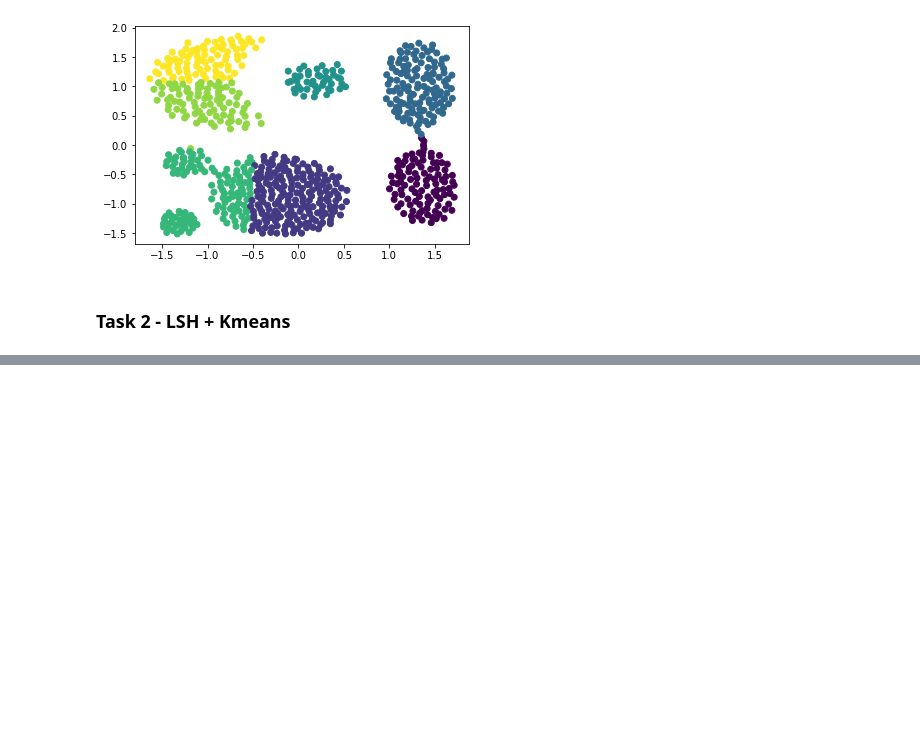
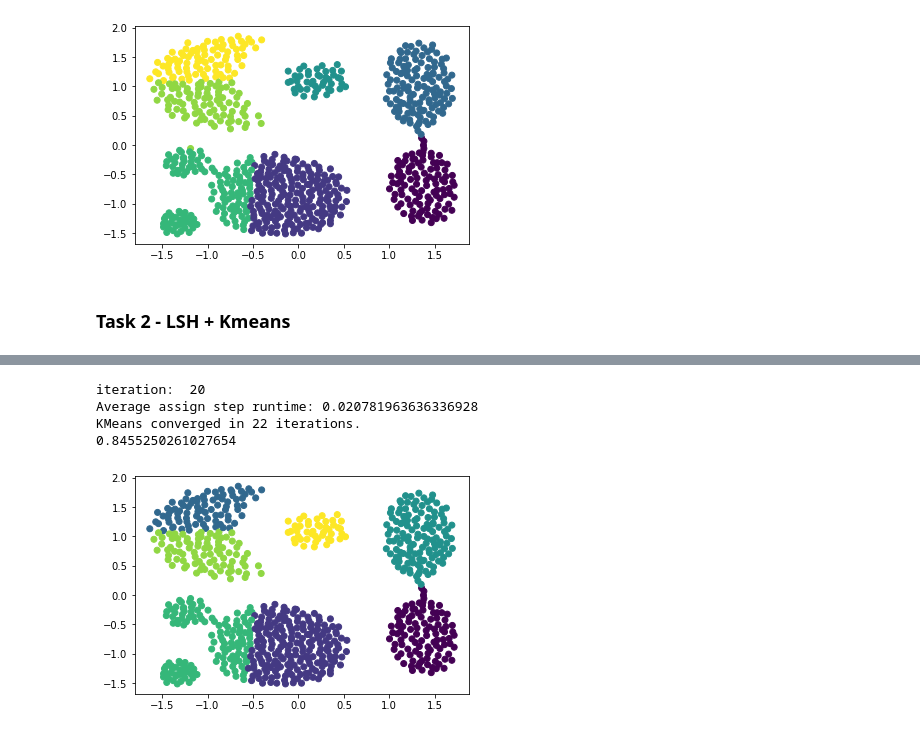
Before and after one commit to kh65/Assignment-3, a Jupyter notebook: assignment_3.ipynb, the cells around one changed output, grey strips where cells are left out. Saved outputs shown, nothing was run; the diff lists cells and outputs as text; code cells hidden in the pictures; blank space fills up the shorter version.

Commit message:
AND-OR scheme

```diff
--- a/assignment_3.ipynb
+++ b/assignment_3.ipynb
@@ -154,7 +166,6 @@ KMeans converged in 21 iterations.
 ### Task 2 - LSH + Kmeans
 # %%
 # This class defines a given number of hash functions.
-# The calculate_hash_values function can be used to calclueate the hash values of any array with no_features as the second dimension
 
 # not finished, just playing around, hello Jakob
 
@@ -188,6 +199,7 @@ class hash_functions:
             self.w.append((max_val-min_val)/(self.no_buckets - 1))
             hash_values[:,i] = np.floor(hash_values[:,i]/self.w[i])
 
+        self.w = np.array(self.w)
         return hash_values
 
     def cluster_hash_values(self, data):
@@ -235,9 +207,10 @@ print(c_values)
 # %%
 # WORK IN PROGRESS
 
-def lloyds_LSH(data, k=153, no_functions=4, no_buckets=10):
+def lloyds_LSH(data, k=153, n_and=2, n_or=2, no_buckets=10):
     # Number of samples and features of the dataset
     n_samples, n_features = np.shape(data)
+    no_functions = n_and * n_or
 
     # Pick the first k points as initial cluster means
     cluster_means = np.copy(data[:k])
@@ -246,10 +219,11 @@ def lloyds_LSH(data, k=153, no_functions=4, no_buckets=10):
     hash_funcs = hash_functions(no_functions, no_buckets, n_features)
 
     # Hash samples
-    sample_hashes = hash_funcs.sample_hash_values(data)
+    sample_hashes = hash_funcs.sample_hash_values(data).reshape(n_samples, n_and, n_or)
 
     old_means = np.zeros([k, n_features])
     counter = 0
+    assign_time = 0
 
     while (old_means != cluster_means).any():
 
@@ -257,7 +231,7 @@ def lloyds_LSH(data, k=153, no_functions=4, no_buckets=10):
         old_means = np.copy(cluster_means)
 
         # Hash cluster centers
-        cluster_hashes = hash_funcs.cluster_hash_values(cluster_means)
+        cluster_hashes = hash_funcs.cluster_hash_values(cluster_means).reshape(k, n_and, n_or)
 
         # avoiding endless loop
         if counter == 1000:
@@ -269,18 +243,30 @@ def lloyds_LSH(data, k=153, no_functions=4, no_buckets=10):
 
 
         # measure assingment runtime
-        #start_assign = time.perf_counter()
+        start_assign = time.perf_counter()
 
         ############# Assign step
 
         cluster_labels = np.zeros(n_samples) - 1
 
+        '''
         # Basic OR scheme
         for i in range(n_samples):
             for j in range(k):
                 if np.sum(sample_hashes[i] == cluster_hashes[j]) > 0:
                     cluster_labels[i] = j
                     break
+        '''
+
+
+        # AND-OR scheme
+
+        for i in range(n_samples):
+            for j in range(k):
+                if ((sample_hashes[i] == cluster_hashes[j]).all(axis = 1)).any():
+                    cluster_labels[i] = j
+                    break
+
 
         # Compute distance for unassigned samples
         unassig = np.where(cluster_labels == -1)[0]
@@ -288,6 +274,8 @@ def lloyds_LSH(data, k=153, no_functions=4, no_buckets=10):
         distance_matrix = cdist(data[unassig],cluster_means, metric='sqeuclidean')
         cluster_labels[unassig] = np.argmin(distance_matrix, axis=1)
 
+        end_assign = time.perf_counter()
+        assign_time += (end_assign-start_assign)
 
         ############# Update step
         for j in range(k):
@@ -299,12 +287,8 @@ def lloyds_LSH(data, k=153, no_functions=4, no_buckets=10):
                 cluster_sum = np.sum(data[idcs], axis=0)
                 cluster_means[j] = cluster_sum/cluster_size
 
-
-        #end_update = time.perf_counter()
-
-        #print('Assign step runtime: '+str(start_update - start_assign))
-        #print('Update step runtime: '+str(end_update - start_update))
-
+    assign_time /= counter
+    print('Average assign step runtime: '+str(assign_time))
     print('KMeans converged in '+str(counter)+' iterations.')
     return cluster_labels, cluster_means
 # %%
@@ -319,0 +304,16 @@ print(NMI_score)
+# %%
+# run LSH with the toy dataset
+
+toy_labels, toy_centers = lloyds_LSH(toy_data_features, k=7, no_buckets = 10, n_and = 4, n_or = 4)
+
+NMI_score = normalized_mutual_info_score(toy_data_labels, toy_labels)
+print(NMI_score)
+
+plt.scatter(toy_data_features[:,0], toy_data_features[:,1], c = toy_labels)
+plt.show()
+# %% [output]
+iteration:  20
+Average assign step runtime: 0.020781963636336928
+KMeans converged in 22 iterations.
+0.8455250261027654
+[figure, added]
```
Also changed, not shown: parts of 7 cells of this notebook.
